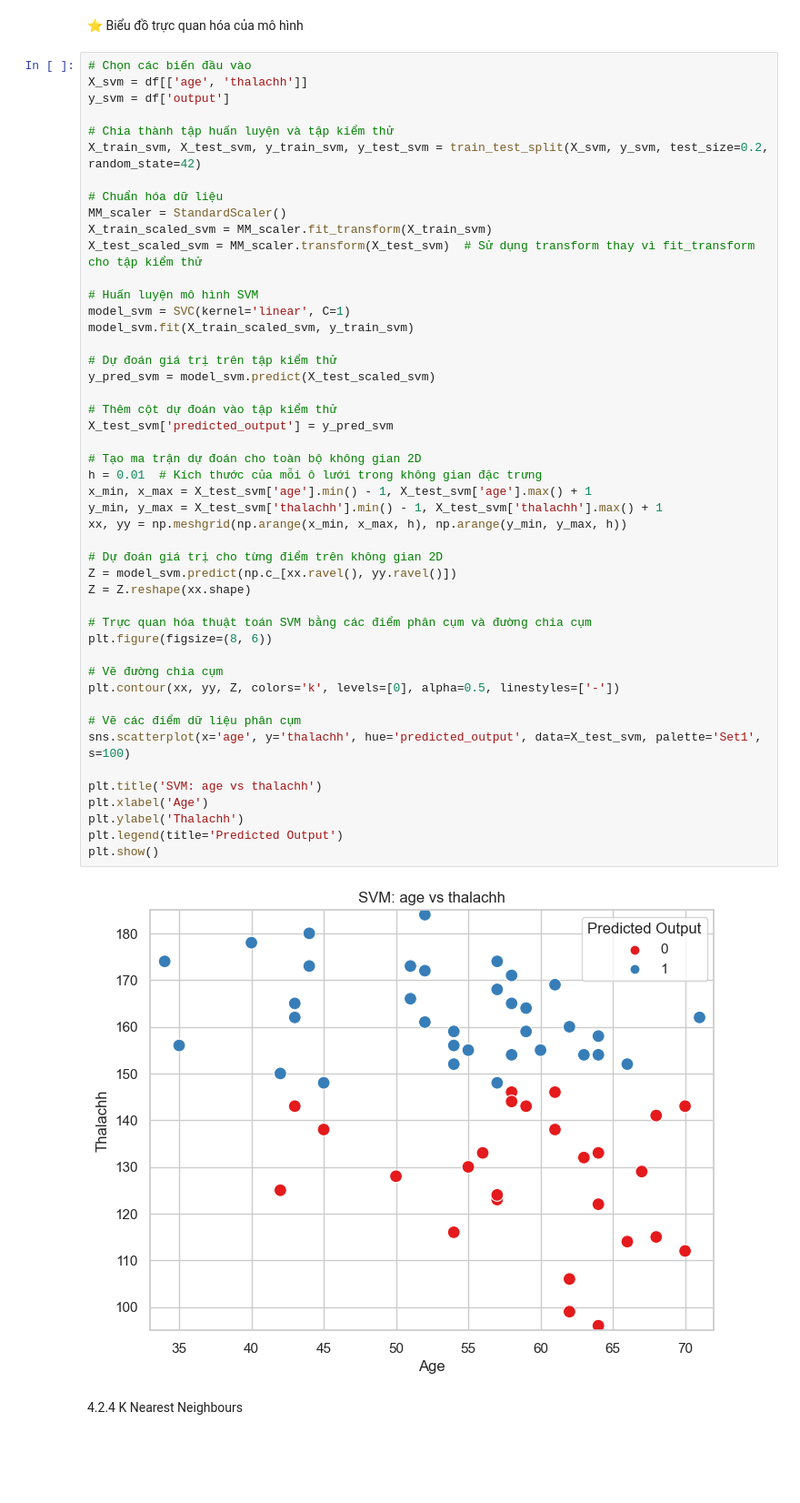
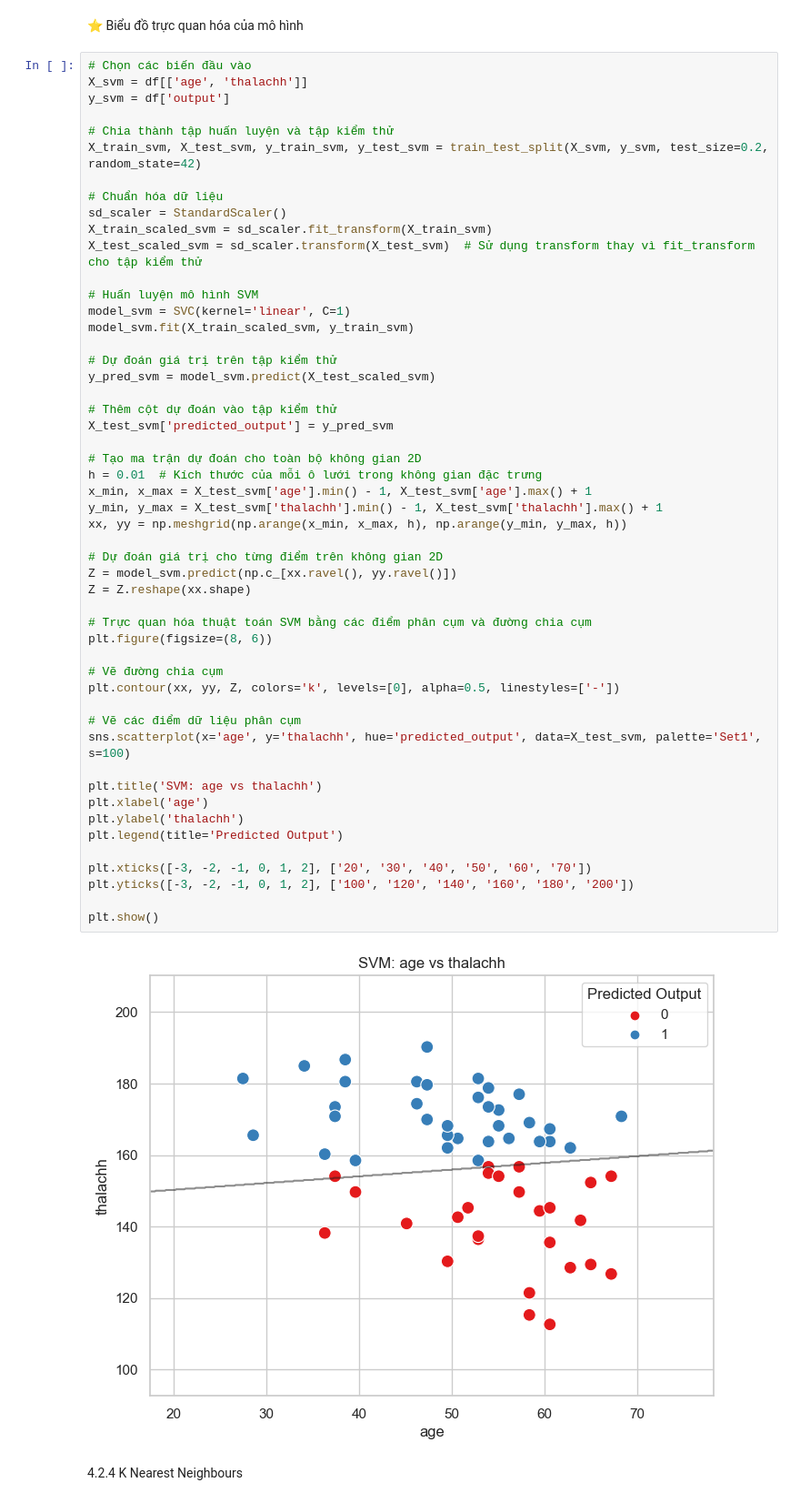
Before and after one commit to minhkhanh-coder/machine-learning-1, a Jupyter notebook: supervised_learning/supervised_learning.ipynb, the cells around one changed output. Shown at 91% size. Saved outputs shown, nothing was run; the diff lists cells and outputs as text; blank space fills up the shorter version.

```diff
--- a/supervised_learning/supervised_learning.ipynb
+++ b/supervised_learning/supervised_learning.ipynb
@@ -674,9 +674,9 @@ y_svm = df['output']
 X_train_svm, X_test_svm, y_train_svm, y_test_svm = train_test_split(X_svm, y_svm, test_size=0.2, random_state=42)
 
 # Chuẩn hóa dữ liệu
-MM_scaler = StandardScaler()
-X_train_scaled_svm = MM_scaler.fit_transform(X_train_svm)
-X_test_scaled_svm = MM_scaler.transform(X_test_svm)  # Sử dụng transform thay vì fit_transform cho tập kiểm thử
+sd_scaler = StandardScaler()
+X_train_scaled_svm = sd_scaler.fit_transform(X_train_svm)
+X_test_scaled_svm = sd_scaler.transform(X_test_svm)  # Sử dụng transform thay vì fit_transform cho tập kiểm thử
 
 # Huấn luyện mô hình SVM
 model_svm = SVC(kernel='linear', C=1)
@@ -684,36 +684,40 @@ model_svm.fit(X_train_scaled_svm, y_train_svm)
 
 # Dự đoán giá trị trên tập kiểm thử
 y_pred_svm = model_svm.predict(X_test_scaled_svm)
 
 # Thêm cột dự đoán vào tập kiểm thử
 X_test_svm['predicted_output'] = y_pred_svm
 
 # Tạo ma trận dự đoán cho toàn bộ không gian 2D
 h = 0.01  # Kích thước của mỗi ô lưới trong không gian đặc trưng
 x_min, x_max = X_test_svm['age'].min() - 1, X_test_svm['age'].max() + 1
 y_min, y_max = X_test_svm['thalachh'].min() - 1, X_test_svm['thalachh'].max() + 1
 xx, yy = np.meshgrid(np.arange(x_min, x_max, h), np.arange(y_min, y_max, h))
 
 # Dự đoán giá trị cho từng điểm trên không gian 2D
 Z = model_svm.predict(np.c_[xx.ravel(), yy.ravel()])
 Z = Z.reshape(xx.shape)
 
 # Trực quan hóa thuật toán SVM bằng các điểm phân cụm và đường chia cụm
 plt.figure(figsize=(8, 6))
 
 # Vẽ đường chia cụm
 plt.contour(xx, yy, Z, colors='k', levels=[0], alpha=0.5, linestyles=['-'])
 
 # Vẽ các điểm dữ liệu phân cụm
 sns.scatterplot(x='age', y='thalachh', hue='predicted_output', data=X_test_svm, palette='Set1', s=100)
 
 plt.title('SVM: age vs thalachh')
-plt.xlabel('Age')
-plt.ylabel('Thalachh')
+plt.xlabel('age')
+plt.ylabel('thalachh')
 plt.legend(title='Predicted Output')
+
+plt.xticks([-3, -2, -1, 0, 1, 2], ['20', '30', '40', '50', '60', '70'])
+plt.yticks([-3, -2, -1, 0, 1, 2], ['100', '120', '140', '160', '180', '200'])
+
 plt.show()
 # %% [output]
-[figure, old version]
+[figure, new version]
 # %% [markdown]
 4.2.4 K Nearest Neighbours
 # %% [markdown]
```
Also changed, not shown: parts of 4 cells of this notebook.
